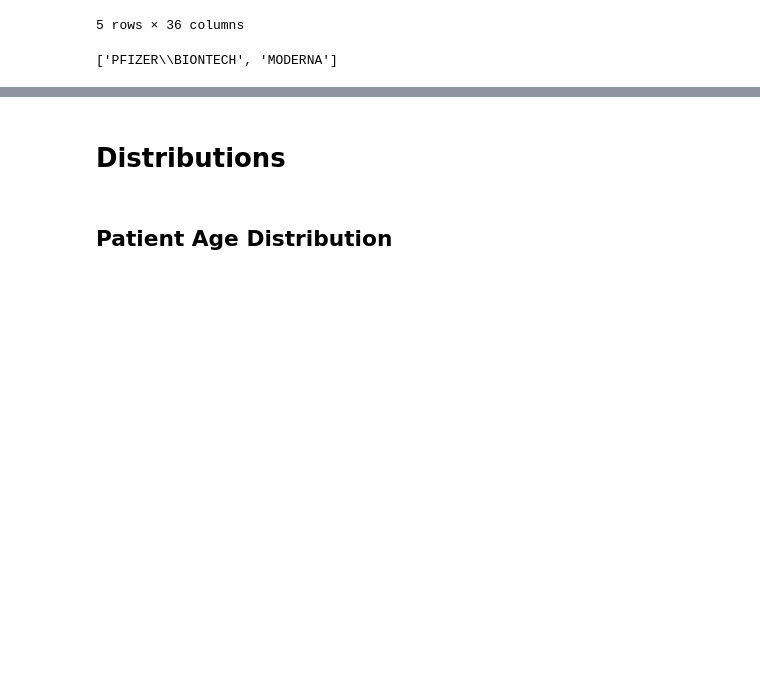
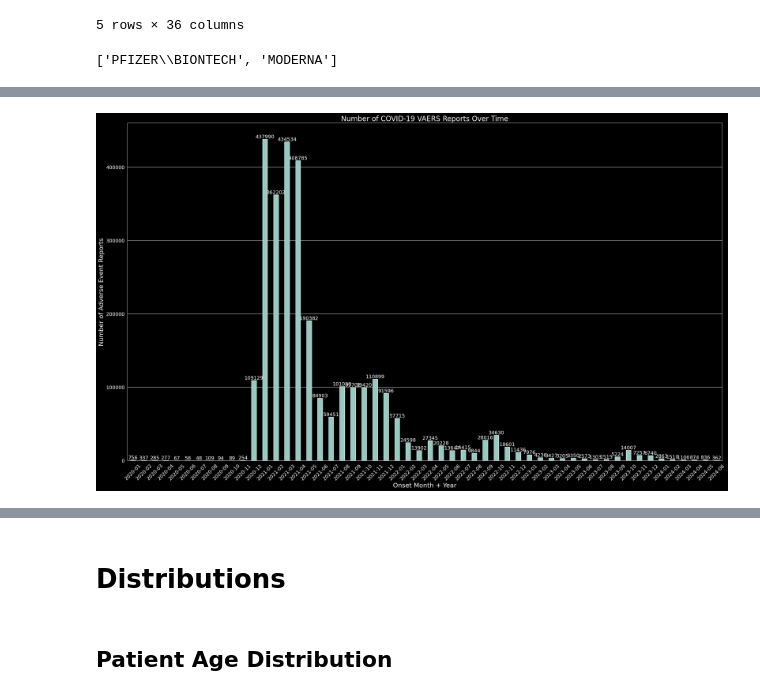
Before and after one commit to uw-msim-imt561-2026/covid-19-vaccine-adverse-reactions, a Jupyter notebook: notebooks/visualizations.ipynb, the cells around one changed output, grey strips where cells are left out. Saved outputs shown, nothing was run; the diff lists cells and outputs as text; code cells hidden in the pictures; blank space fills up the shorter version.

```diff
--- a/notebooks/visualizations.ipynb
+++ b/notebooks/visualizations.ipynb
@@ -289,0 +73,6 @@ df_vax_filtered.to_csv("data/VAERSVAX_filtered.csv")
+# %%
+# add more date objects to dataframe
+df_all_filtered['ONSET_YEAR'] = df_all_filtered['ONSET_DATE'].dt.year
+df_all_filtered['ONSET_MONTH'] = df_all_filtered['ONSET_DATE'].dt.strftime('%b')
+df_all_filtered['ONSET_MONTHYEAR'] = df_all_filtered['ONSET_DATE'].dt.strftime('%Y-%m')
+df_all_filtered.head()
@@ -289,0 +87,29 @@ df_vax_filtered.to_csv("data/VAERSVAX_filtered.csv")
+# %%
+# plot number of adverse events over time
+bar_reports_overtime = df_all_filtered.sort_values(by='ONSET_DATE')
+
+# create grouped bar chart
+bar_grouped = bar_reports_overtime.groupby(by=["ONSET_MONTHYEAR"]).agg(report_count=("VAERS_ID", 'count'))
+# %%
+# plot number of adverse events over time - all data
+# TODO - change to lineplot?
+
+# bar chart
+fig, ax = plt.subplots(figsize=(25, 15))
+frequency_reports_over_time_OVERALL = sns.barplot(data=bar_grouped, x="ONSET_MONTHYEAR", y="report_count", width=0.5, gap=0.1)
+
+for container in ax.containers:
+    ax.bar_label(container, fontsize=14)
+ax.set_xlabel('Onset Month + Year', fontsize=18)
+ax.tick_params("x", rotation=45)
+ax.tick_params(axis='both', which='major', labelsize=14)
+ax.tick_params(axis='both', which='minor', labelsize=14)
+ax.set_ylabel('Number of Adverse Event Reports', fontsize=18)
+ax.set_title('Number of COVID-19 VAERS Reports Over Time', fontsize=20)
+
+plt.tight_layout()
+plt.show()
+
+# for final visualizations - would be nice to code years by hue
+# %% [output]
+[figure, added]
```
Also changed, not shown: parts of 68 cells of this notebook.
